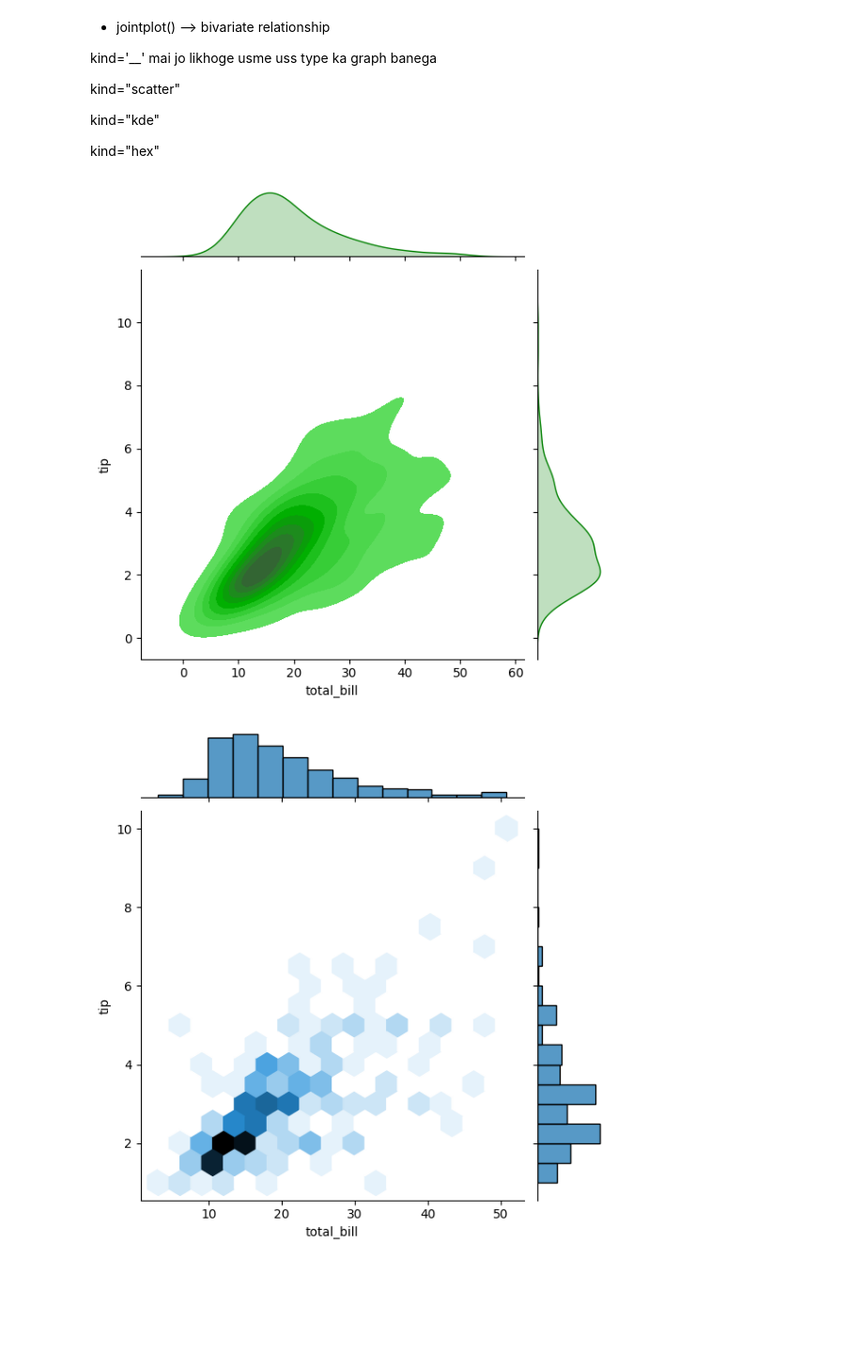
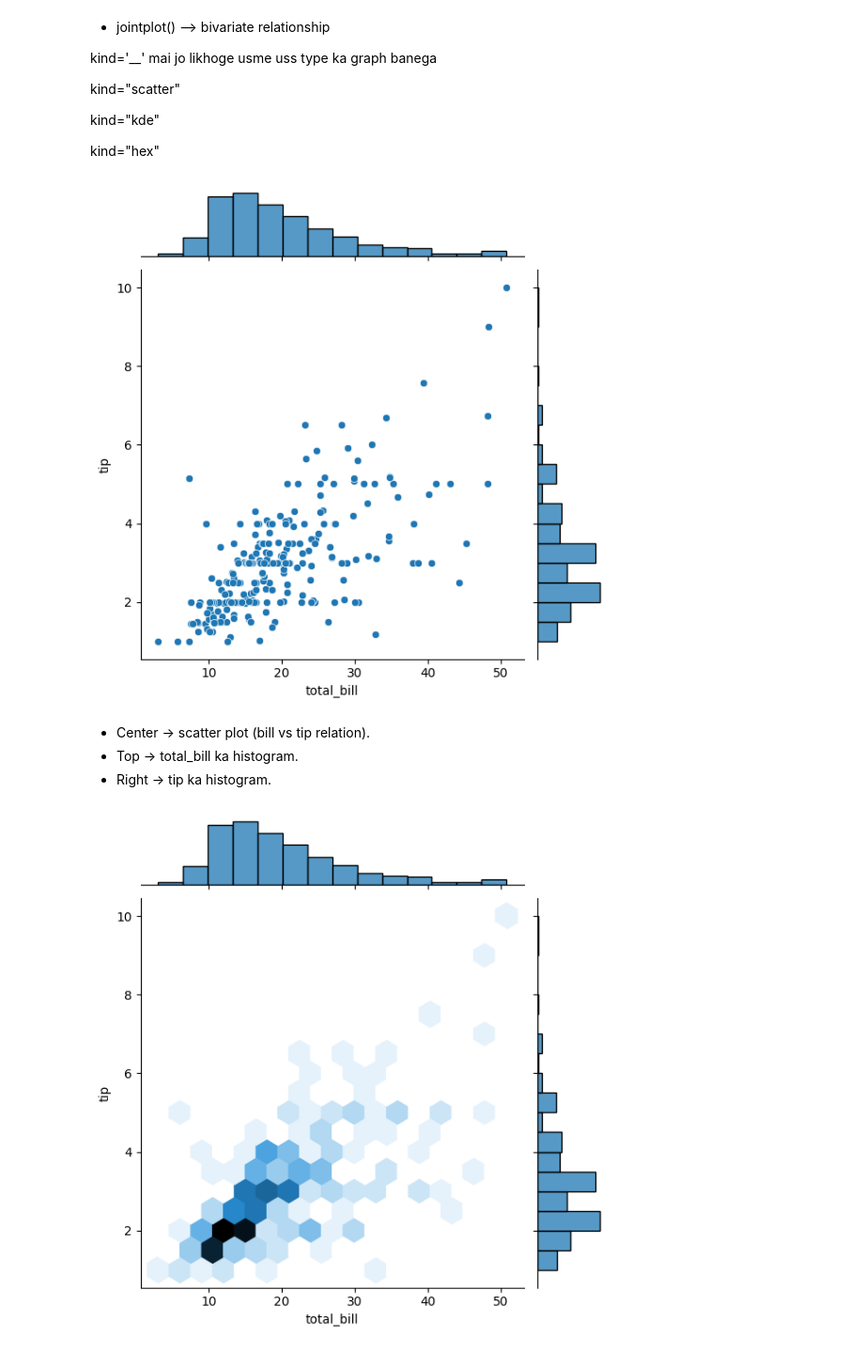
Before and after one commit to MithunKumarRajak/Machine-Learning, a Jupyter notebook: Seaborn/Distribution_Plots.ipynb, the cells around one changed output. Shown at 94% size. Cells and saved outputs as stored; diff of their text form; code cells hidden in the pictures; blank space fills up the shorter version.

```diff
--- a/Seaborn/Distribution_Plots.ipynb
+++ b/Seaborn/Distribution_Plots.ipynb
@@ -106,10 +106,14 @@ kind="kde"
 
 kind="hex"
 # %%
-sns.jointplot(x='total_bill',y='tip',data=data,kind='kde',fill=True,color='g')
+sns.jointplot(x='total_bill',y='tip',data=data,kind='scatter')
 plt.show()
 # %% [output]
-[figure, old version]
+[figure, new version]
+# %% [markdown]
+- Center → scatter plot (bill vs tip relation).
+- Top → total_bill ka histogram.
+- Right → tip ka histogram.
 # %%
 sns.jointplot(x="total_bill", y="tip", data=data, kind="hex")
 plt.show()
```
Also changed, not shown: parts of 10 cells of this notebook.
